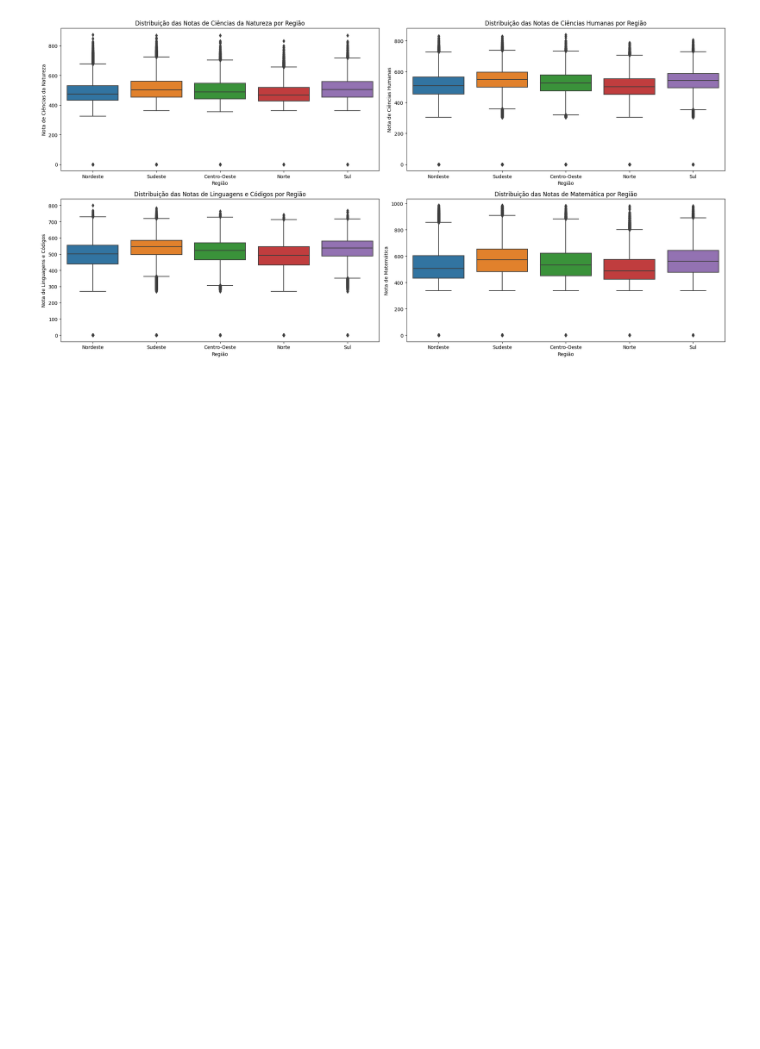
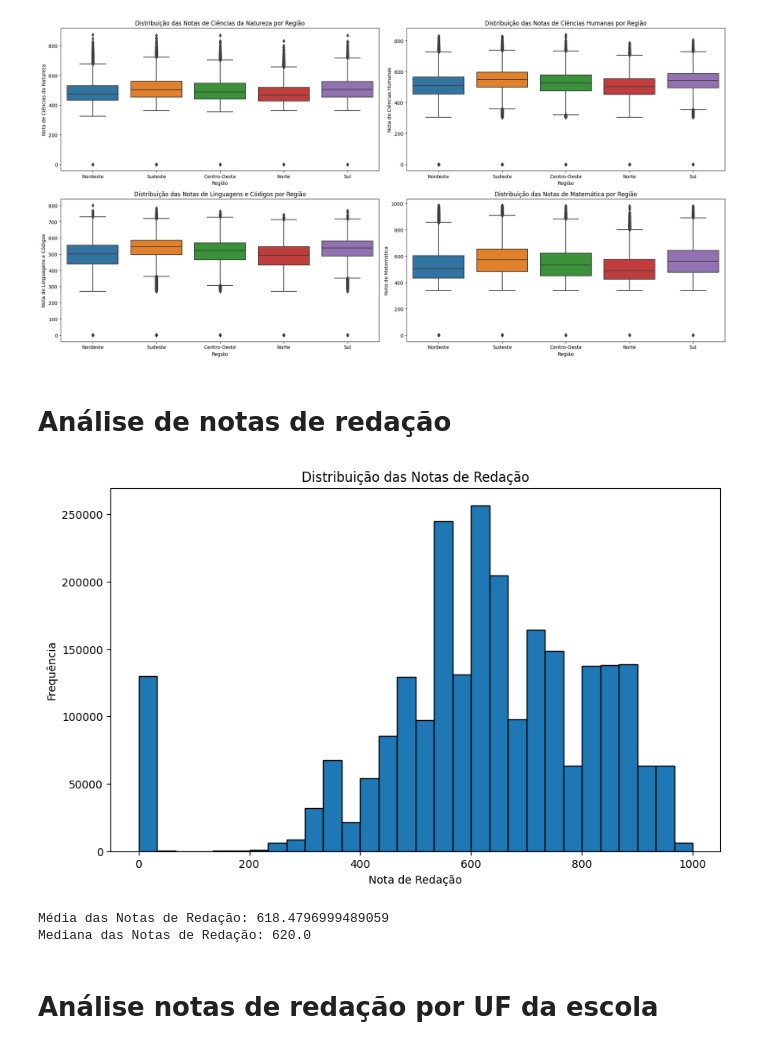
Before and after one commit to giolangella/Analise-de-Microdados-ENEM-2022, a Jupyter notebook: main.ipynb, the cells around one changed output. Cells and saved outputs as stored; diff of their text form; code cells hidden in the pictures; blank space fills up the shorter version.

```diff
--- a/main.ipynb
+++ b/main.ipynb
@@ -279,3 +294,25 @@ plt.tight_layout()
 plt.show()
 # %% [output]
 [figure]
+# %% [markdown]
+# Análise de notas de redação
+# %%
+plt.figure(figsize=(10, 6))
+plt.hist(df['NU_NOTA_REDACAO'], bins=30, edgecolor='black')
+plt.xlabel('Nota de Redação')
+plt.ylabel('Frequência')
+plt.title('Distribuição das Notas de Redação')
+plt.show()
+# %% [output]
+[figure, added]
+# %%
+media_redacao = df['NU_NOTA_REDACAO'].mean()
+mediana_redacao = df['NU_NOTA_REDACAO'].median()
+
+print('Média das Notas de Redação:', media_redacao)
+print('Mediana das Notas de Redação:', mediana_redacao)
+# %% [output]
+Média das Notas de Redação: 618.4796999489059
+Mediana das Notas de Redação: 620.0
+# %% [markdown]
+# Análise notas de redação por UF da escola
```
Also changed, not shown: parts of 6 cells of this notebook.
